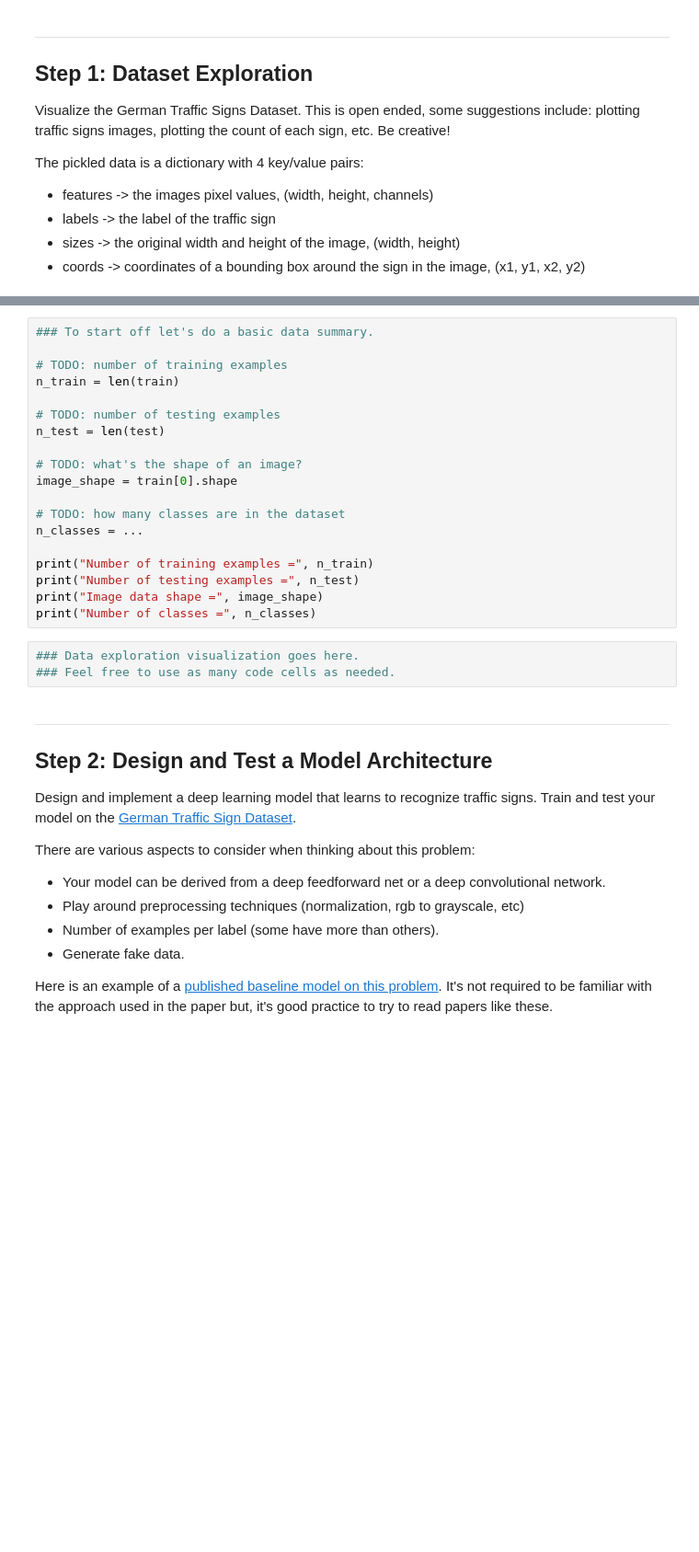
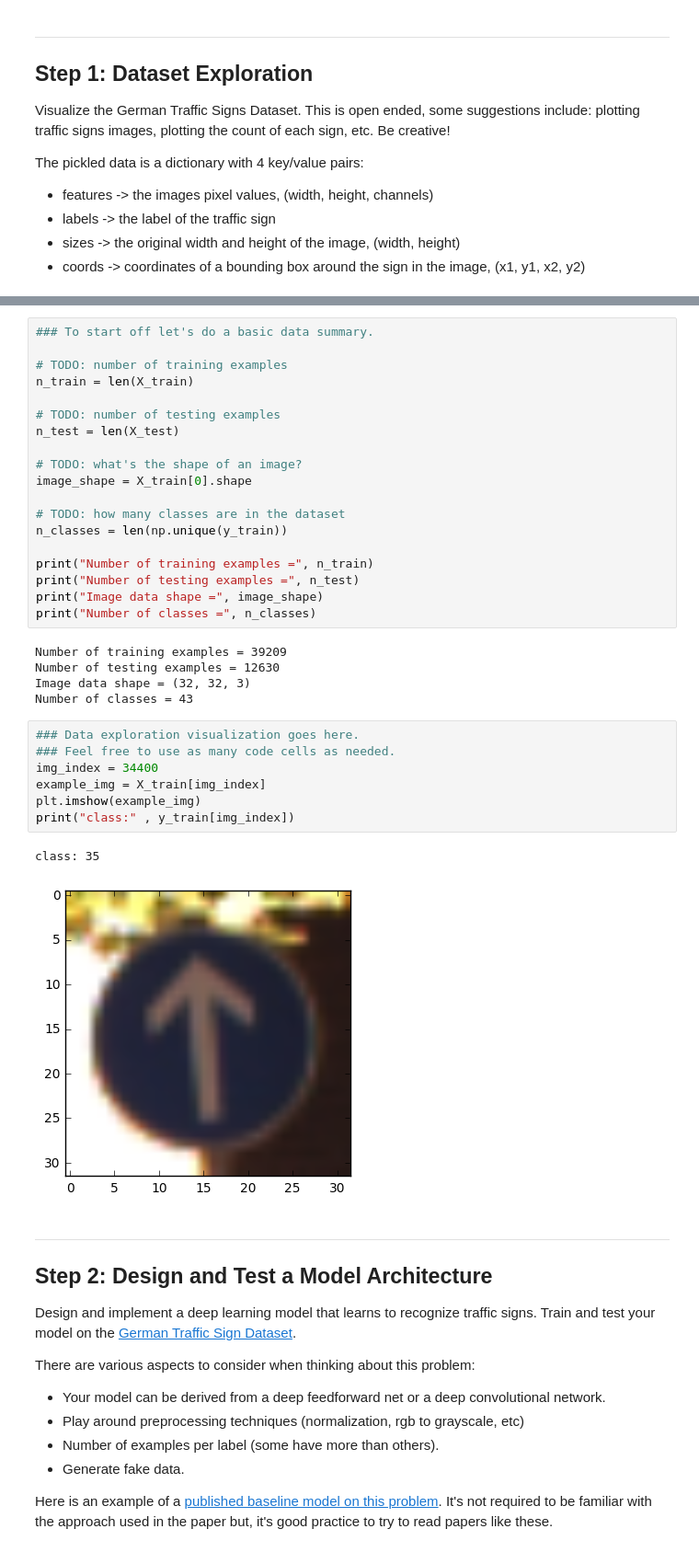
Before and after one commit to matthew-alexander/traffic-signs-tensorflow, a Jupyter notebook: Traffic_Signs_Recognition.ipynb, the cells around one changed output, grey strips where cells are left out. Shown at 92% size. Saved outputs shown, nothing was run; the diff lists cells and outputs as text; blank space fills up the shorter version.

```diff
--- a/Traffic_Signs_Recognition.ipynb
+++ b/Traffic_Signs_Recognition.ipynb
@@ -43,24 +48,36 @@ X_test, y_test = test['features'], test['labels']
 ### To start off let's do a basic data summary.
 
 # TODO: number of training examples
-n_train = len(train)
+n_train = len(X_train)
 
 # TODO: number of testing examples
-n_test = len(test)
+n_test = len(X_test)
 
 # TODO: what's the shape of an image?
-image_shape = train[0].shape
+image_shape = X_train[0].shape
 
 # TODO: how many classes are in the dataset
-n_classes = ...
+n_classes = len(np.unique(y_train))
 
 print("Number of training examples =", n_train)
 print("Number of testing examples =", n_test)
 print("Image data shape =", image_shape)
 print("Number of classes =", n_classes)
+# %% [output]
+Number of training examples = 39209
+Number of testing examples = 12630
+Image data shape = (32, 32, 3)
+Number of classes = 43
 # %%
 ### Data exploration visualization goes here.
 ### Feel free to use as many code cells as needed.
+img_index = 34400
+example_img = X_train[img_index]
+plt.imshow(example_img)
+print("class:" , y_train[img_index])
+# %% [output]
+class: 35
+[figure, added]
 # %% [markdown]
 ----
 
```
Also changed, not shown: parts of 1 cell of this notebook.
